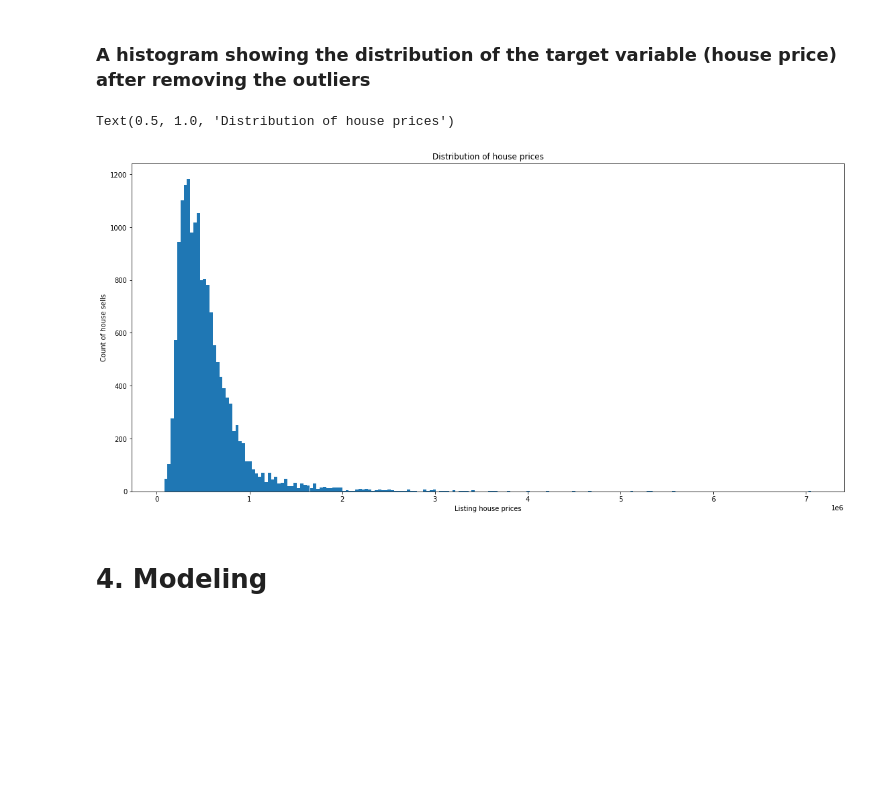
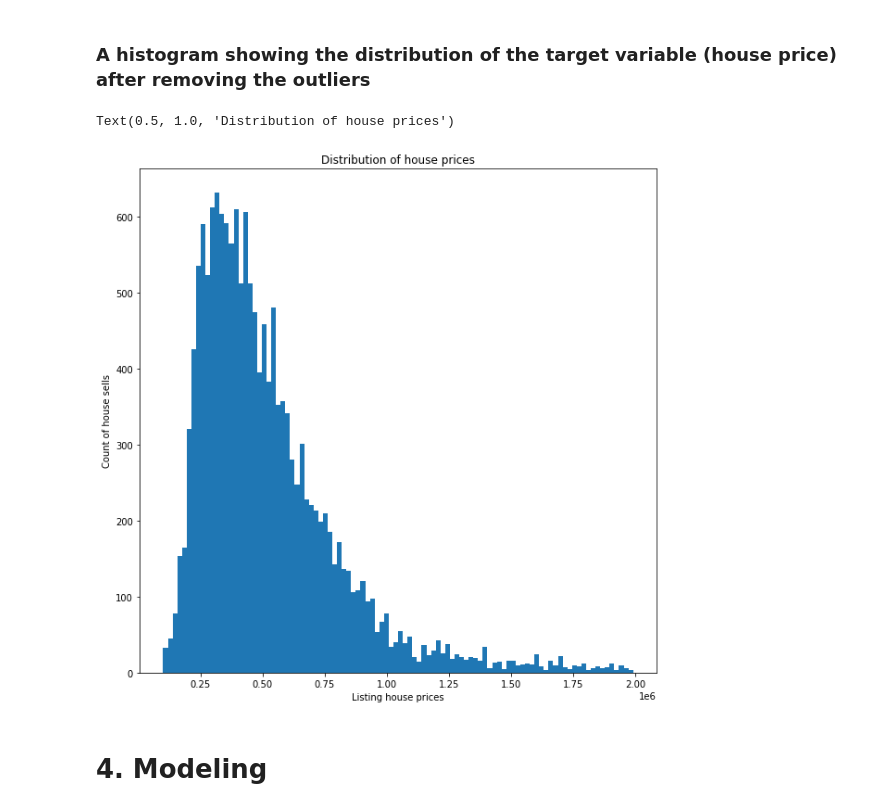
Before and after one commit to IainMosima/Moringa-Phase2, a Jupyter notebook: iain.ipynb, the cells around one changed output. Saved outputs shown, nothing was run; the diff lists cells and outputs as text; code cells hidden in the pictures; blank space fills up the shorter version.

```diff
--- a/iain.ipynb
+++ b/iain.ipynb
@@ -447,8 +447,8 @@ concated_train.describe()
 # function to check for outliers
 def outliers(concated_set):
     outliers = {}
-    columns = ['price','sqft_living','sqft_lot','sqft_above']
-    # columns = ['price','sqft_living']
+    # columns = ['price']
+    columns = ['price','sqft_living', 'sqft_above','sqft_basement']
 
     for column in columns:
         quantile1, quantile2 = concated_set[column].quantile([0.001,0.99])
@@ -503,16 +503,16 @@ Number of train set records after removing outliers 15673
 # %% [markdown]
 ### A histogram showing the distribution of the target variable (house price) after removing the outliers
 # %%
-fig, ax = plt.subplots(figsize=(19,9))
+fig, ax = plt.subplots(figsize=(10,10))
 
-ax.hist(y_train, bins=200)
+ax.hist(concated_train.price, bins=100)
 
 ax.set_xlabel('Listing house prices')
 ax.set_ylabel('Count of house sells')
 ax.set_title('Distribution of house prices')
 # %% [output]
 Text(0.5, 1.0, 'Distribution of house prices')
-[figure, old version]
+[figure, new version]
 # %%
 # full function for data preparation
 def data_preparation(X,y):
```
Also changed, not shown: parts of 57 cells of this notebook, 1 other file.
